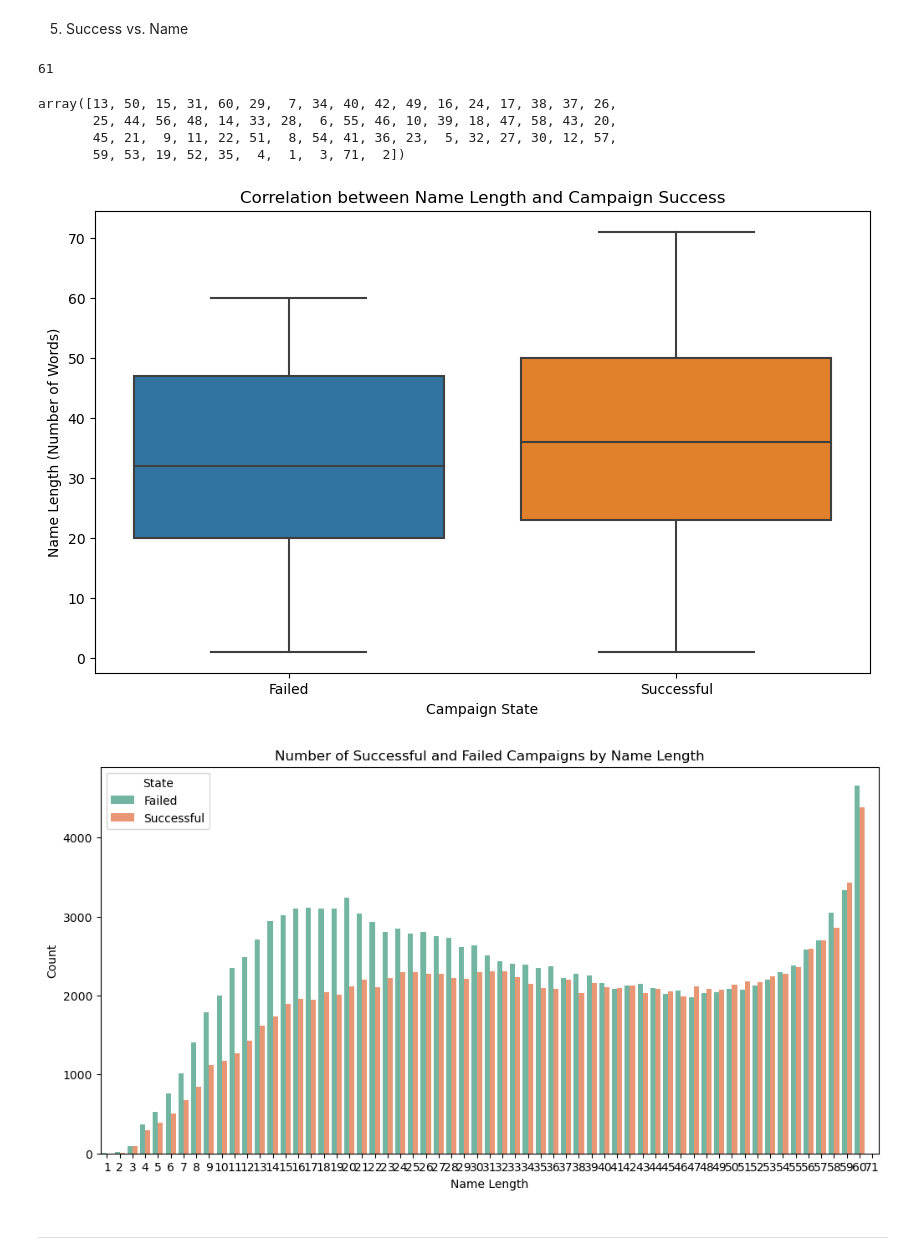
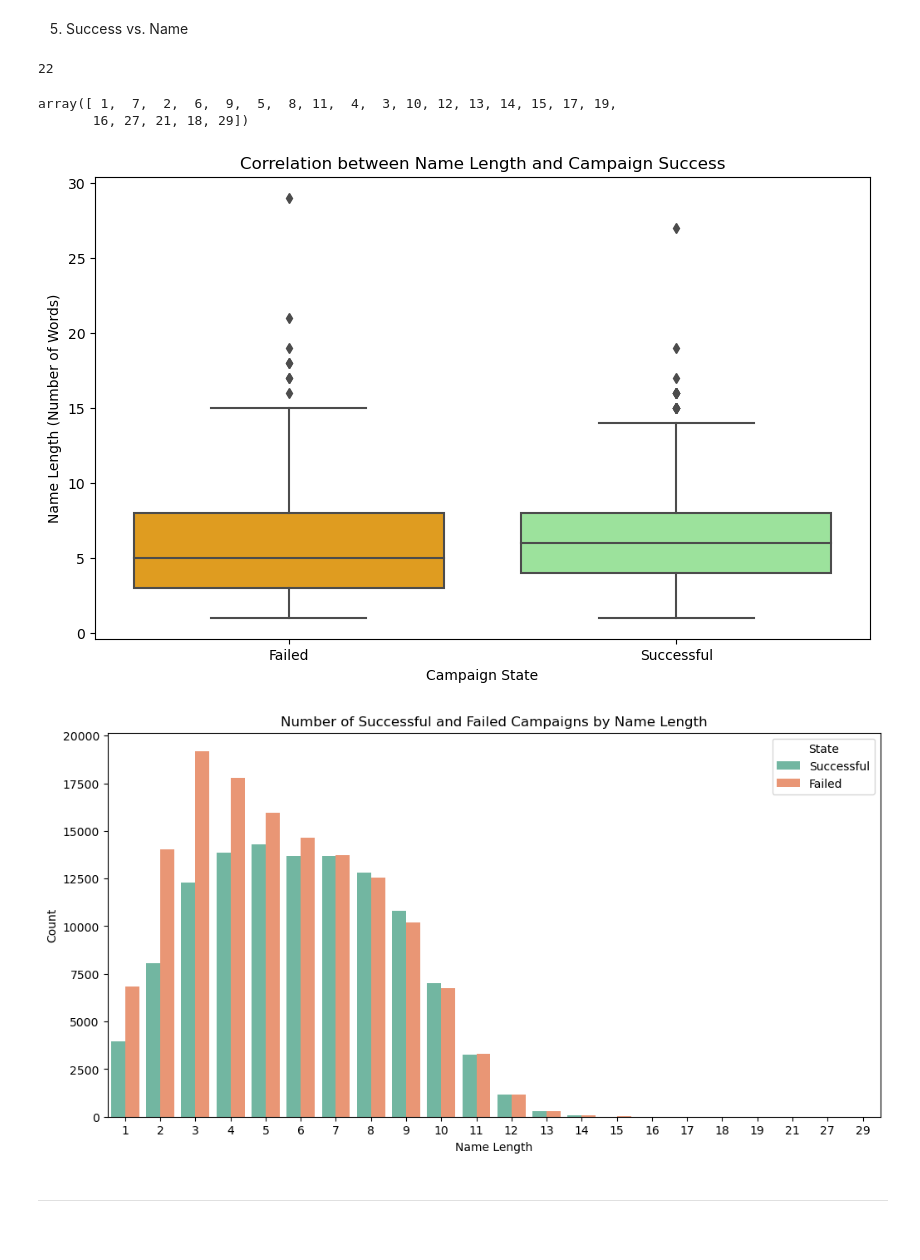
Before and after one commit to KaufmannLukas/ds-kickstarter-project, a Jupyter notebook: EDA.ipynb, the cells around one changed output. Cells and saved outputs as stored; diff of their text form; code cells hidden in the pictures; blank space fills up the shorter version.

```diff
--- a/EDA.ipynb
+++ b/EDA.ipynb
@@ -30,8 +30,8 @@ def prepare_data(dataframe):
     # Pledged > 0
     dataframe_new = dataframe_new.query("Pledged > 0")
     # implement Name: len
-    dataframe_new["Name_length"] = dataframe_new["Name"].str.len()
-    # dataframe_new['Name_word_count'] = dataframe_new['Name'].str.split().apply(len)
+    # dataframe_new["Name_length"] = dataframe_new["Name"].str.len()
+    dataframe_new['Name_word_count'] = dataframe_new['Name'].str.split().apply(len)
     # concentrate on specific region (?)
     # dataframe_new = dataframe_new.query("Country != 'United States'")
 
@@ -233,41 +230,46 @@ plt.show()
 # %% [markdown]
 5. Success vs. Name
 # %%
-ks['Name_length'].nunique()
+ks['Name_word_count'].nunique()
 # %% [output]
-61
+22
 # %%
-ks['Name_length'].unique()
+ks['Name_word_count'].unique()
 # %% [output]
-array([13, 50, 15, 31, 60, 29,  7, 34, 40, 42, 49, 16, 24, 17, 38, 37, 26,
-       25, 44, 56, 48, 14, 33, 28,  6, 55, 46, 10, 39, 18, 47, 58, 43, 20,
-       45, 21,  9, 11, 22, 51,  8, 54, 41, 36, 23,  5, 32, 27, 30, 12, 57,
-       59, 53, 19, 52, 35,  4,  1,  3, 71,  2])
+array([ 1,  7,  2,  6,  9,  5,  8, 11,  4,  3, 10, 12, 13, 14, 15, 17, 19,
+       16, 27, 21, 18, 29])
 # %%
+custom_palette = {"Failed": "orange", "Successful": "lightgreen"}
+
 plt.figure(figsize=(10, 6))
-sns.boxplot(x='State', y='Name_length', data=ks)
+sns.boxplot(x='State', y='Name_word_count', data=ks, palette=custom_palette)
 
 # Add labels and title
 plt.xlabel('Campaign State')
 plt.ylabel('Name Length (Number of Words)')
 plt.title('Correlation between Name Length and Campaign Success')
 
 # Show the plot
 plt.show()
 # %% [output]
-[figure, old version]
+[figure, new version]
 # %%
 plt.figure(figsize=(12, 6))
-sns.countplot(x='Name_length', hue='State', data=ks, palette='Set2')
+
+# Define a custom hue order to match the legend labels
+hue_order = ['Successful', 'Failed']
+
+# Use the 'hue_order' parameter to specify the order of the hue (State) levels
+sns.countplot(x='Name_word_count', hue='State', data=ks, palette='Set2', hue_order=hue_order)
 
 plt.xlabel('Name Length')
 plt.ylabel('Count')
 plt.title('Number of Successful and Failed Campaigns by Name Length')
 
-plt.legend(title='State', labels=['Failed', 'Successful'])
+plt.legend(title='State', labels=['Successful', 'Failed'])
 plt.show()
 # %% [output]
-[figure, old version]
+[figure, new version]
 # %% [markdown]
 ---
 # %% [markdown]
```
Also changed, not shown: parts of 3 cells of this notebook, 1 other file.
